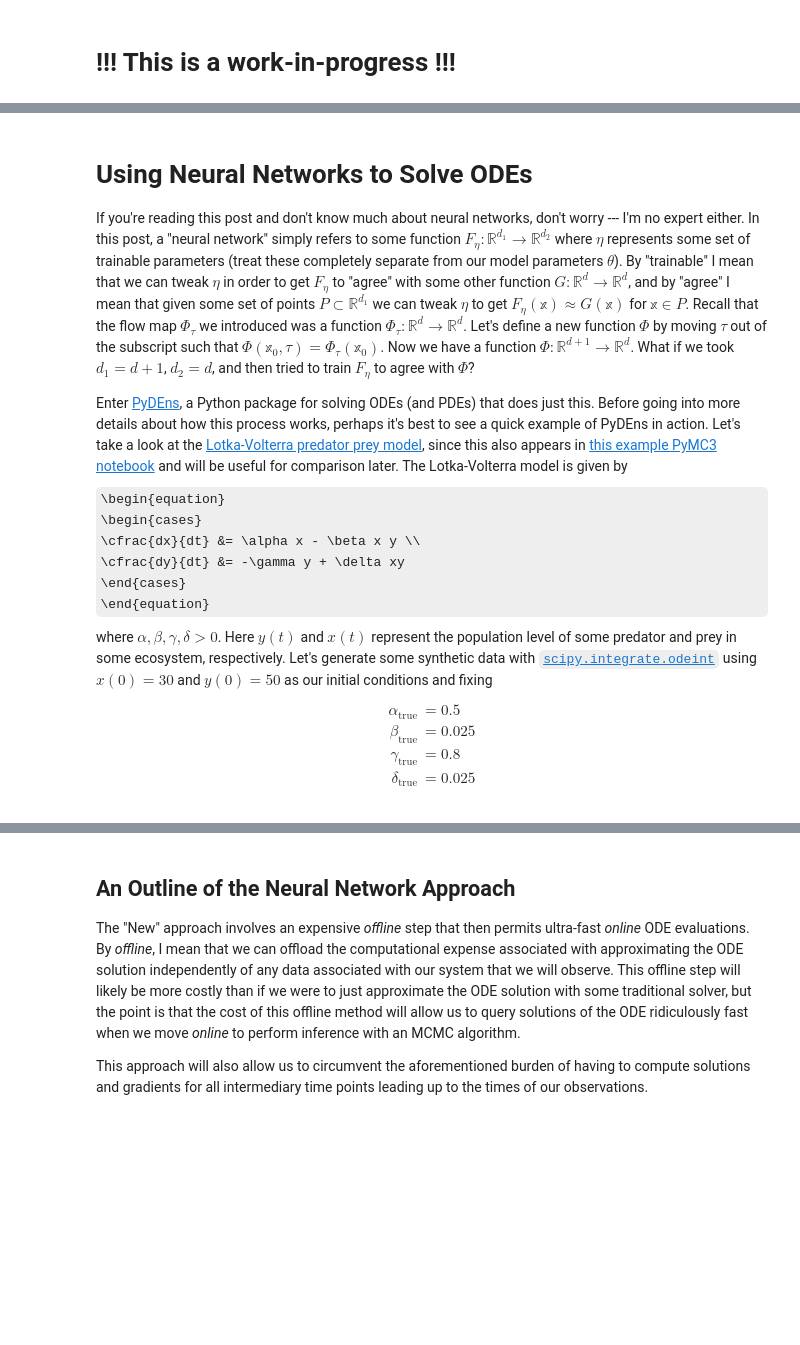
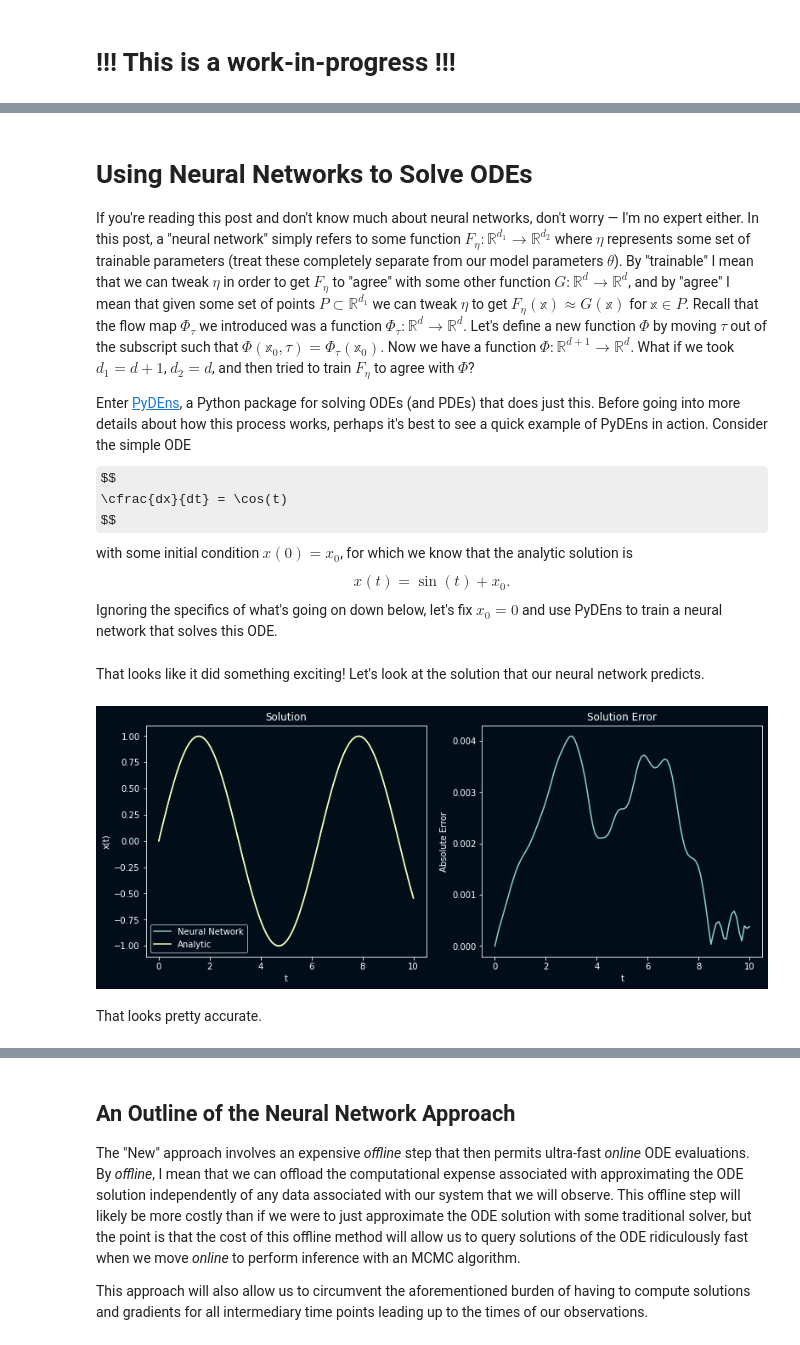
Before and after one commit to jlindbloom/qed404, a Jupyter notebook: _notebooks/2021-01-01-ode-inference-with-pydens-and-pymc3.ipynb, the cells around one changed output, grey strips where cells are left out. Cells and saved outputs as stored; diff of their text form; code cells hidden in the pictures; some formulas as TeX source; blank space fills up the shorter version.

```diff
--- a/_notebooks/2021-01-01-ode-inference-with-pydens-and-pymc3.ipynb
+++ b/_notebooks/2021-01-01-ode-inference-with-pydens-and-pymc3.ipynb
@@ -36,19 +35,14 @@ If we knew the flow map $\Phi_\tau$ for any $\mathbb{x}_0 \in \mathbb{R}^d$ and
 # %% [markdown]
 # Using Neural Networks to Solve ODEs
 
-If you're reading this post and don't know much about neural networks, don't worry --- I'm no expert either. In this post, a "neural network" simply refers to some function $F_{\mathcal{\eta}} : \mathbb{R}^{d_1} \to \mathbb{R}^{d_2}$ where $\eta$ represents some set of trainable parameters (treat these completely separate from our model parameters $\theta$). By "trainable" I mean that we can tweak $\eta$ in order to get $F_\eta$ to "agree" with some other function $G: \mathbb{R}^d \to \mathbb{R}^d$, and by "agree" I mean that given some set of points $ P \subset \mathbb{R}^{d_1} $ we can tweak $\eta$ to get $F_\eta(\mathbb{x}) \approx G(\mathbb{x})$ for $\mathbb{x} \in P$. Recall that the flow map $\Phi_\tau$ we introduced was a function $\Phi_\tau: \mathbb{R}^d \to \mathbb{R}^d$. Let's define a new function $\Phi$ by moving $\tau$ out of the subscript such that $\Phi(\mathbb{x}_0, \tau) = \Phi_\tau(\mathbb{x}_0)$. Now we have a function $\Phi: \mathbb{R}^{d+1} \to \mathbb{R}^d$. What if we took $d_1 = d+1$, $d_2=d$, and then tried to train $F_\eta$ to agree with $\Phi$?
+If you're reading this post and don't know much about neural networks, don't worry &mdash; I'm no expert either. In this post, a "neural network" simply refers to some function $F_{\mathcal{\eta}} : \mathbb{R}^{d_1} \to \mathbb{R}^{d_2}$ where $\eta$ represents some set of trainable parameters (treat these completely separate from our model parameters $\theta$). By "trainable" I mean that we can tweak $\eta$ in order to get $F_\eta$ to "agree" with some other function $G: \mathbb{R}^d \to \mathbb{R}^d$, and by "agree" I mean that given some set of points $ P \subset \mathbb{R}^{d_1} $ we can tweak $\eta$ to get $F_\eta(\mathbb{x}) \approx G(\mathbb{x})$ for $\mathbb{x} \in P$. Recall that the flow map $\Phi_\tau$ we introduced was a function $\Phi_\tau: \mathbb{R}^d \to \mathbb{R}^d$. Let's define a new function $\Phi$ by moving $\tau$ out of the subscript such that $\Phi(\mathbb{x}_0, \tau) = \Phi_\tau(\mathbb{x}_0)$. Now we have a function $\Phi: \mathbb{R}^{d+1} \to \mathbb{R}^d$. What if we took $d_1 = d+1$, $d_2=d$, and then tried to train $F_\eta$ to agree with $\Phi$?
 
-Enter [PyDEns](https://github.com/analysiscenter/pydens), a Python package for solving ODEs (and PDEs) that does just this. Before going into more details about how this process works, perhaps it's best to see a quick example of PyDEns in action. Let's take a look at the [Lotka-Volterra predator prey model](https://en.wikipedia.org/wiki/Lotka%E2%80%93Volterra_equations), since this also appears in [this example PyMC3 notebook](https://docs.pymc.io/pymc-examples/examples/ode_models/ODE_with_manual_gradients.html) and will be useful for comparison later. The Lotka-Volterra model is given by
-\begin{equation}
-    \begin{cases}
-      \cfrac{dx}{dt} &= \alpha x - \beta x y \\
-      \cfrac{dy}{dt} &= -\gamma y + \delta xy
-    \end{cases}
-\end{equation}
-where $\alpha, \beta, \gamma, \delta > 0$. Here $y(t)$ and $x(t)$ represent the population level of some predator and prey in some ecosystem, respectively. Let's generate some synthetic data with [`scipy.integrate.odeint`](https://docs.scipy.org/doc/scipy/reference/generated/scipy.integrate.odeint.html) using $x(0) = 30$ and $y(0) = 50$ as our initial conditions and fixing
-\begin{align}
-\alpha_{\text{true}} &= 0.5 \\
-\beta_{\text{true}} &= 0.025 \\
-\gamma_{\text{true}} &= 0.8 \\
-\delta_{\text{true}} &= 0.025 \\
-\end{align}
+Enter [PyDEns](https://github.com/analysiscenter/pydens), a Python package for solving ODEs (and PDEs) that does just this. Before going into more details about how this process works, perhaps it's best to see a quick example of PyDEns in action. Consider the simple ODE
+$$
+\cfrac{dx}{dt} = \cos(t)
+$$
+with some initial condition $x(0) = x_0$, for which we know that the analytic solution is
+$$
+x(t) = \sin(t) + x_0.
+$$
+Ignoring the specifics of what's going on down below, let's fix $x_0 = 0$ and use PyDEns to train a neural network that solves this ODE.
@@ -54,0 +79,55 @@ where $\alpha, \beta, \gamma, \delta > 0$. Here $y(t)$ and $x(t)$ represent the
+# %%
+ode = {
+    'n_dims': 1,
+    'form': lambda u, t : D(u, t) - cos(t),
+    'initial_condition': 0.0,
+    'time_multiplier': 'polynomial',
+}
+
+config = {
+    'pde': ode,
+}
+
+dg = Solver(config)
+
+sampler = NumpySampler('uniform', dim=1, low=0.0, high=10.0)
+dg.fit(batch_size=50, sampler=sampler, n_iters=100000, bar="notebook")
+# %% [markdown]
+That looks like it did something exciting! Let's look at the solution that our neural network predicts.
+# %%
+#collapse
+
+t = np.linspace(0, 10, 100)
+
+# Get the NN solution
+t_reshaped = t[:, None]
+nn_sol = dg.solve(t_reshaped)[:,0]
+
+# Get the analytic solution
+analytic_sol = np.sin(t)
+
+# Get the error
+error = np.abs(analytic_sol - nn_sol)
+
+# Plot
+fig, axs = plt.subplots(1, 2, figsize=(13,5))
+
+# The solutions
+axs[0].plot(t, nn_sol, label="Neural Network")
+axs[0].plot(t, analytic_sol, label="Analytic")
+axs[0].set_xlabel("t")
+axs[0].set_ylabel("x(t)")
+axs[0].set_title("Solution")
+axs[0].legend()
+
+# The error
+axs[1].plot(t, error)
+axs[1].set_xlabel("t")
+axs[1].set_ylabel("Absolute Error")
+axs[1].set_title("Solution Error")
+
+plt.show()
+# %% [output]
+[figure, added]
+# %% [markdown]
+That looks pretty accurate.
```
Also changed, not shown: parts of 38 cells of this notebook, 2 other files.
